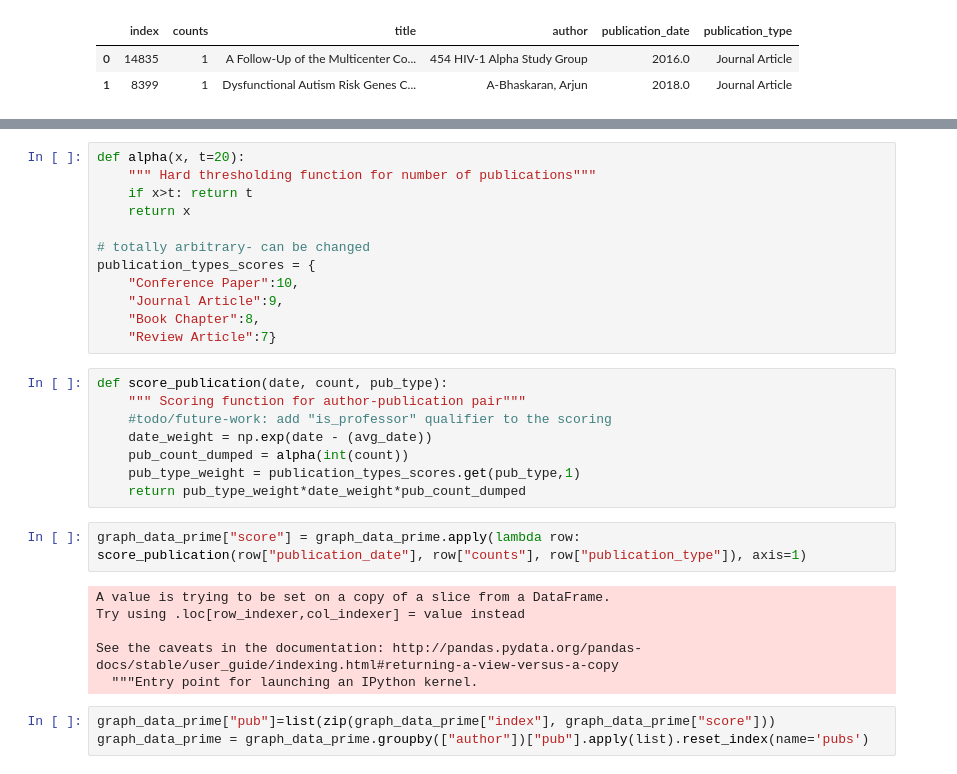
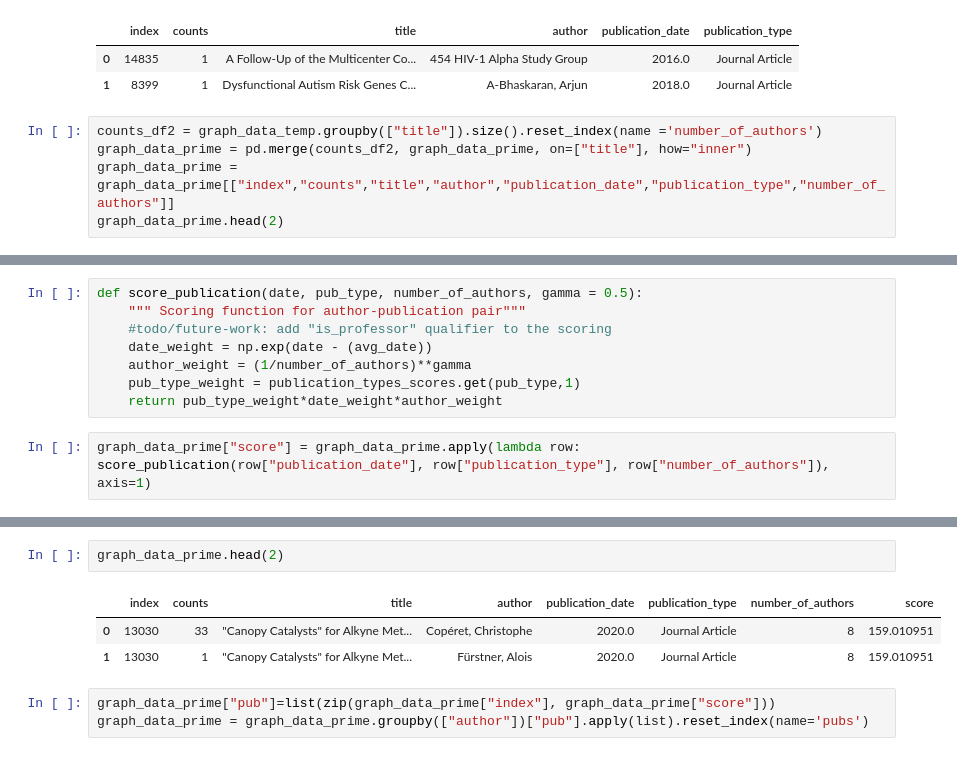
Before and after one commit to GiuliaLanzillotta/ETH_SEARCH, a Jupyter notebook: Embedding LDA.ipynb, the cells around one changed output, grey strips where cells are left out. Cells and saved outputs as stored; diff of their text form.

```diff
--- a/Embedding LDA.ipynb
+++ b/Embedding LDA.ipynb
@@ -356,3 +358,8 @@ graph_data_prime.head(2)
 |  | index | counts | title | author | publication_date | publication_type |
 | 0 | 14835 | 1 | A Follow-Up of the Multicenter Co... | 454 HIV-1 Alpha Study Group | 2016.0 | Journal Article |
 | 1 | 8399 | 1 | Dysfunctional Autism Risk Genes C... | A-Bhaskaran, Arjun | 2018.0 | Journal Article |
+# %%
+counts_df2 = graph_data_temp.groupby(["title"]).size().reset_index(name ='number_of_authors')
+graph_data_prime = pd.merge(counts_df2, graph_data_prime, on=["title"], how="inner")
+graph_data_prime = graph_data_prime[["index","counts","title","author","publication_date","publication_type","number_of_authors"]]
+graph_data_prime.head(2)
@@ -358,0 +382,10 @@ graph_data_prime.head(2)
+# %%
+def score_publication(date, pub_type, number_of_authors, gamma = 0.5):
+    """ Scoring function for author-publication pair"""
+    #todo/future-work: add "is_professor" qualifier to the scoring
+    date_weight = np.exp(date - (avg_date))
+    author_weight = (1/number_of_authors)**gamma
+    pub_type_weight = publication_types_scores.get(pub_type,1)
+    return pub_type_weight*date_weight*author_weight
+# %%
+graph_data_prime["score"] = graph_data_prime.apply(lambda row: score_publication(row["publication_date"], row["publication_type"], row["number_of_authors"]), axis=1)
@@ -373,31 +406,9 @@ avg_date
-# %%
-def alpha(x, t=20):
-    """ Hard thresholding function for number of publications"""
-    if x>t: return t
-    return x
-
-# totally arbitrary- can be changed
-publication_types_scores = {
-    "Conference Paper":10,
-    "Journal Article":9,
-    "Book Chapter":8,
-    "Review Article":7}
-# %%
-def score_publication(date, count, pub_type):
-    """ Scoring function for author-publication pair"""
-    #todo/future-work: add "is_professor" qualifier to the scoring
-    date_weight = np.exp(date - (avg_date))
-    pub_count_dumped = alpha(int(count))
-    pub_type_weight = publication_types_scores.get(pub_type,1)
-    return pub_type_weight*date_weight*pub_count_dumped
-# %%
-graph_data_prime["score"] = graph_data_prime.apply(lambda row: score_publication(row["publication_date"], row["counts"], row["publication_type"]), axis=1)
-# %% [output]
-A value is trying to be set on a copy of a slice from a DataFrame.
-Try using .loc[row_indexer,col_indexer] = value instead
-
-See the caveats in the documentation: http://pandas.pydata.org/pandas-docs/stable/user_guide/indexing.html#returning-a-view-versus-a-copy
-  """Entry point for launching an IPython kernel.
+# %%
+graph_data_prime.head(2)
+# %% [output]
+|  | index | counts | title | author | publication_date | publication_type | number_of_authors | score |
+| 0 | 13030 | 33 | "Canopy Catalysts" for Alkyne Met... | Copéret, Christophe | 2020.0 | Journal Article | 8 | 159.010951 |
+| 1 | 13030 | 1 | "Canopy Catalysts" for Alkyne Met... | Fürstner, Alois | 2020.0 | Journal Article | 8 | 159.010951 |
 # %%
 graph_data_prime["pub"]=list(zip(graph_data_prime["index"], graph_data_prime["score"]))
 graph_data_prime = graph_data_prime.groupby(["author"])["pub"].apply(list).reset_index(name='pubs')
```
Also changed, not shown: parts of 25 cells of this notebook.
